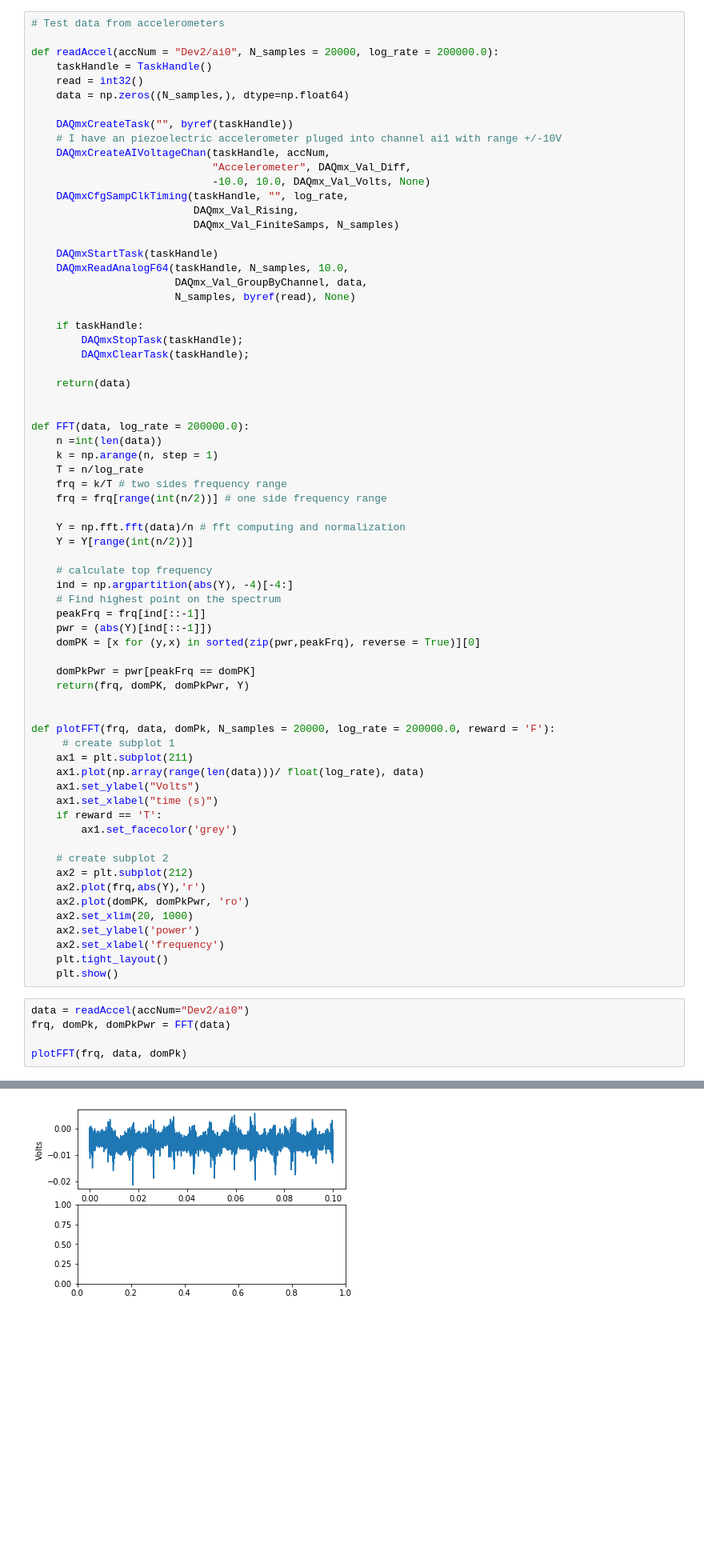
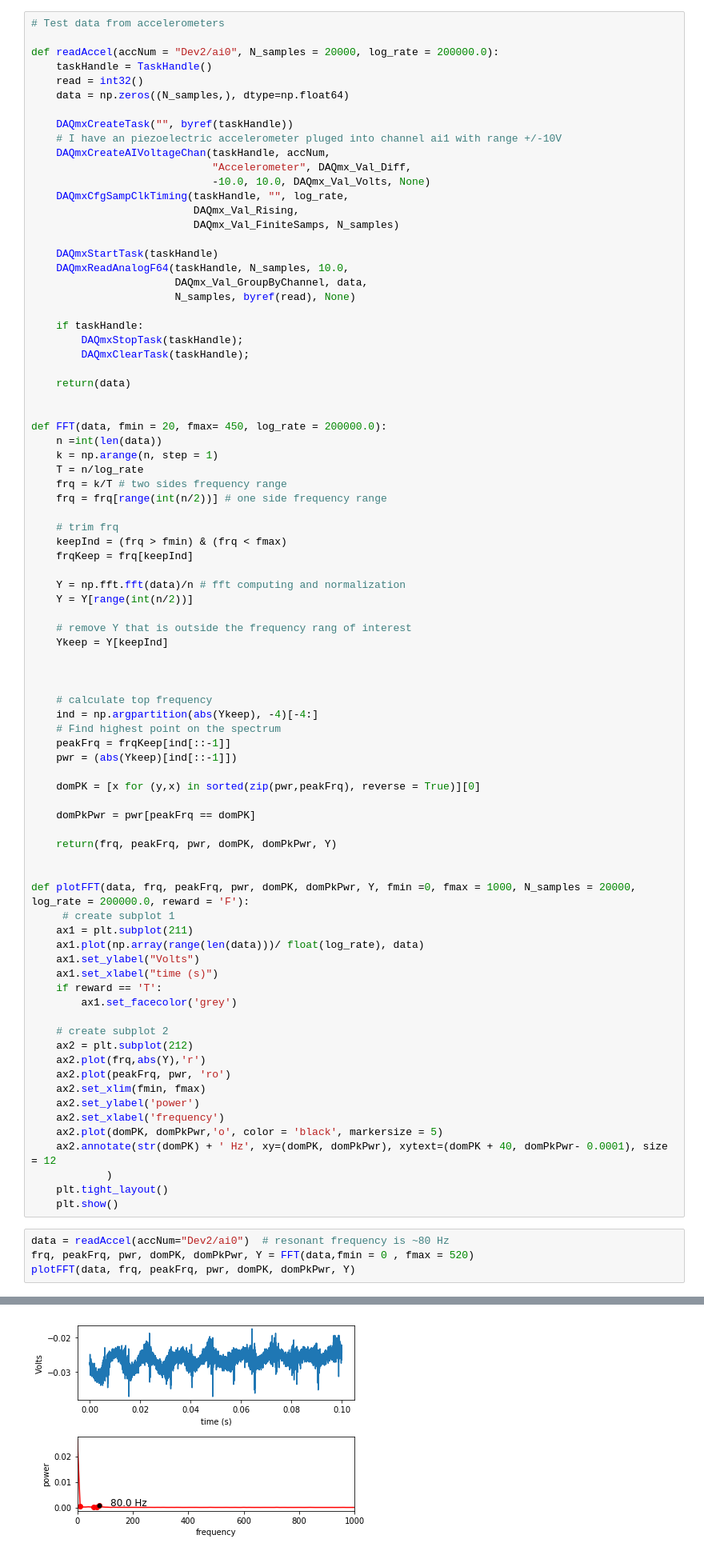
Before and after one commit to callinSwitzer/BeeLearningDataAcq, a Jupyter notebook: SonicationBehaviorRecordReward.ipynb, the cells around one changed output, grey strips where cells are left out. Shown: that part at 80% size. Drawn from its saved outputs; the diff is of its cells as text; blank space fills up the shorter version.

Commit message:
started rewriting function for data collection

```diff
--- a/SonicationBehaviorRecordReward.ipynb
+++ b/SonicationBehaviorRecordReward.ipynb
@@ -210,28 +205,39 @@ def readAccel(accNum = "Dev2/ai0", N_samples = 20000, log_rate = 200000.0):
     return(data)
 
 
-def FFT(data, log_rate = 200000.0):
+def FFT(data, fmin = 20, fmax= 450, log_rate = 200000.0):
     n =int(len(data))
     k = np.arange(n, step = 1)
     T = n/log_rate
     frq = k/T # two sides frequency range
     frq = frq[range(int(n/2))] # one side frequency range
 
+    # trim frq
+    keepInd = (frq > fmin) & (frq < fmax)
+    frqKeep = frq[keepInd]
+
     Y = np.fft.fft(data)/n # fft computing and normalization
     Y = Y[range(int(n/2))]
 
+    # remove Y that is outside the frequency rang of interest
+    Ykeep = Y[keepInd]
+
+
+
     # calculate top frequency
-    ind = np.argpartition(abs(Y), -4)[-4:]
+    ind = np.argpartition(abs(Ykeep), -4)[-4:]
     # Find highest point on the spectrum
-    peakFrq = frq[ind[::-1]]
-    pwr = (abs(Y)[ind[::-1]])
+    peakFrq = frqKeep[ind[::-1]]
+    pwr = (abs(Ykeep)[ind[::-1]])
+
     domPK = [x for (y,x) in sorted(zip(pwr,peakFrq), reverse = True)][0]
 
     domPkPwr = pwr[peakFrq == domPK]
-    return(frq, domPK, domPkPwr, Y)
+
+    return(frq, peakFrq, pwr, domPK, domPkPwr, Y)
 
 
-def plotFFT(frq, data, domPk, N_samples = 20000, log_rate = 200000.0, reward = 'F'):
+def plotFFT(data, frq, peakFrq, pwr, domPK, domPkPwr, Y, fmin =0, fmax = 1000, N_samples = 20000, log_rate = 200000.0, reward = 'F'):
      # create subplot 1
     ax1 = plt.subplot(211)
     ax1.plot(np.array(range(len(data)))/ float(log_rate), data)
@@ -243,15 +249,17 @@ def plotFFT(frq, data, domPk, N_samples = 20000, log_rate = 200000.0, reward = '
     # create subplot 2
     ax2 = plt.subplot(212)
     ax2.plot(frq,abs(Y),'r')
-    ax2.plot(domPK, domPkPwr, 'ro')
-    ax2.set_xlim(20, 1000)
+    ax2.plot(peakFrq, pwr, 'ro')
+    ax2.set_xlim(fmin, fmax)
     ax2.set_ylabel('power')
     ax2.set_xlabel('frequency')
+    ax2.plot(domPK, domPkPwr,'o', color = 'black', markersize = 5)
+    ax2.annotate(str(domPK) + ' Hz', xy=(domPK, domPkPwr), xytext=(domPK + 40, domPkPwr- 0.0001), size = 12
+            )
     plt.tight_layout()
     plt.show()
 # %%
-data = readAccel(accNum="Dev2/ai0")
-frq, domPk, domPkPwr = FFT(data)
-
-plotFFT(frq, data, domPk)
+data = readAccel(accNum="Dev2/ai0")  # resonant frequency is ~80 Hz
+frq, peakFrq, pwr, domPK, domPkPwr, Y = FFT(data,fmin = 0 , fmax = 520)
+plotFFT(data, frq, peakFrq, pwr, domPK, domPkPwr, Y)
 # %% [output]
@@ -259 +266 @@ NameError: name 'Y' is not defined
-[figure, old version]
+[figure, new version]
```
Also changed, not shown: parts of 6 cells of this notebook.
